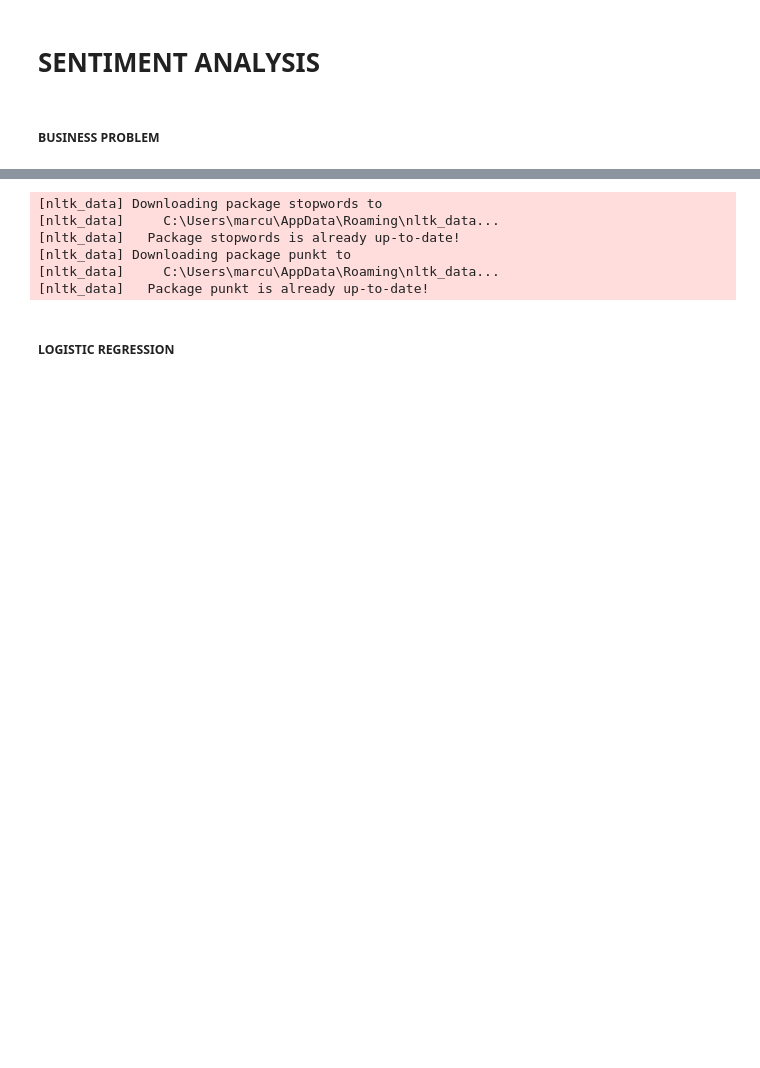
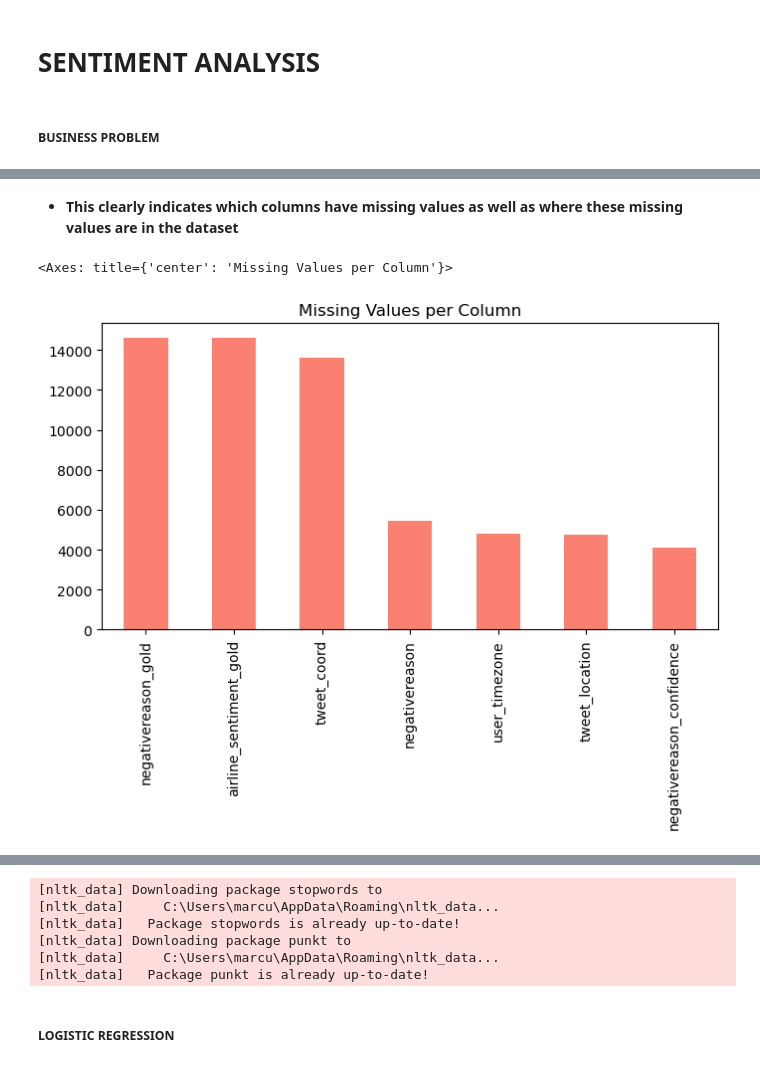
Before and after one commit to Marcus-Moen/PROJECT-2---FINAL, a Jupyter notebook: Project.ipynb, the cells around one changed output, grey strips where cells are left out. Drawn from its saved outputs; the diff is of its cells as text; code cells hidden in the pictures; blank space fills up the shorter version.

```diff
--- a/Project.ipynb
+++ b/Project.ipynb
@@ -4,0 +74,8 @@
+# %% [markdown]
+- **This clearly indicates which columns have missing values as well as where these missing values are in the dataset**
+# %%
+missing = df.isnull().sum().sort_values(ascending=False)
+missing[missing > 0].plot(kind='bar', figsize=(8,4), color='salmon', title='Missing Values per Column')
+# %% [output]
+<Axes: title={'center': 'Missing Values per Column'}>
+[figure, added]
```
Also changed, not shown: parts of 9 cells of this notebook.
